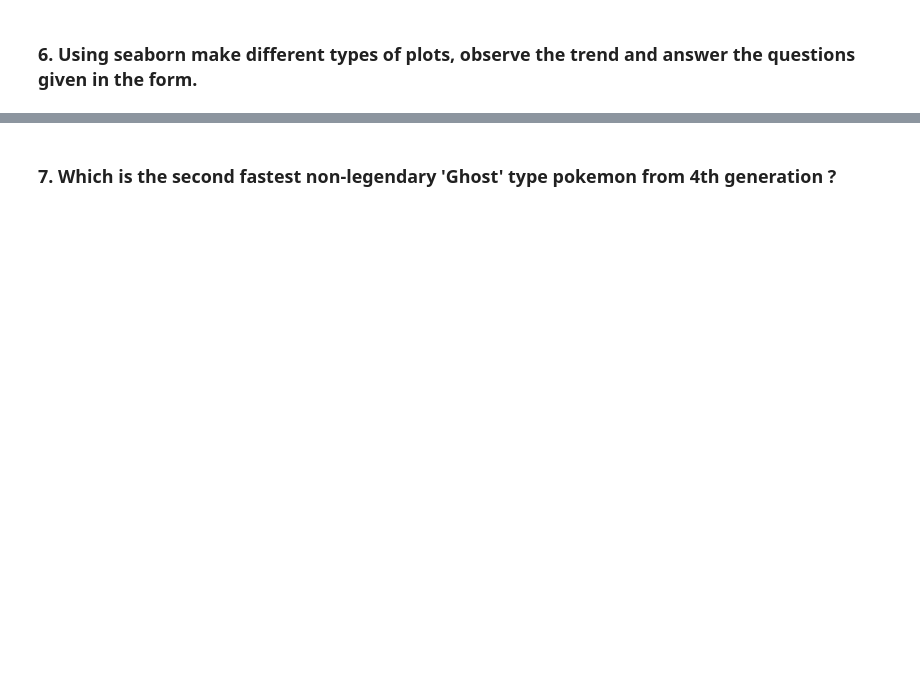
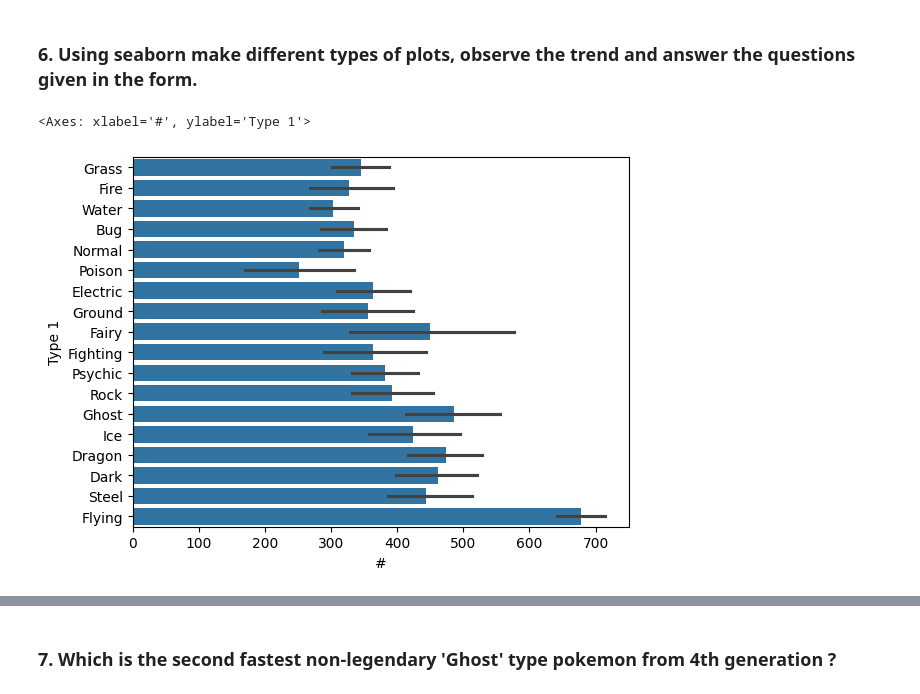
Before and after one commit to mohitgitgeek/SA2024Assignments, a Jupyter notebook: SA2024_W1.ipynb, the cells around one changed output, grey strips where cells are left out. Saved outputs shown, nothing was run; the diff lists cells and outputs as text; code cells hidden in the pictures; blank space fills up the shorter version.

```diff
--- a/SA2024_W1.ipynb
+++ b/SA2024_W1.ipynb
@@ -129,0 +119,7 @@ AttributeError: 'DataFrame' object has no attribute 'concat'
+# %%
+#your code here
+import pandas as pd
+# Assuming you have a dataframe called 'pokemon' with columns 'Type 1' and 'Type 2'
+df['Combined_Types'] = df['Type 1'] + '+' + df['Type 2']
+# Count the number of pokemons with 'Psychic' as type-1 and 'Flying' as type-2
+print(df[df['Combined_Types'] == 'Psychic+Flying'].shape[0])
@@ -157,5 +214,9 @@ KeyError: 'Sp.Atk'
 ### 6. Using seaborn make different types of plots, observe the trend and answer the questions given in the form.
 # %%
 #your code here
+sns.barplot(x='#',y='Type 1',data=df)
+# %% [output]
+<Axes: xlabel='#', ylabel='Type 1'>
+[figure, added]
 # %%
 #your code here
```
Also changed, not shown: parts of 15 cells of this notebook.
